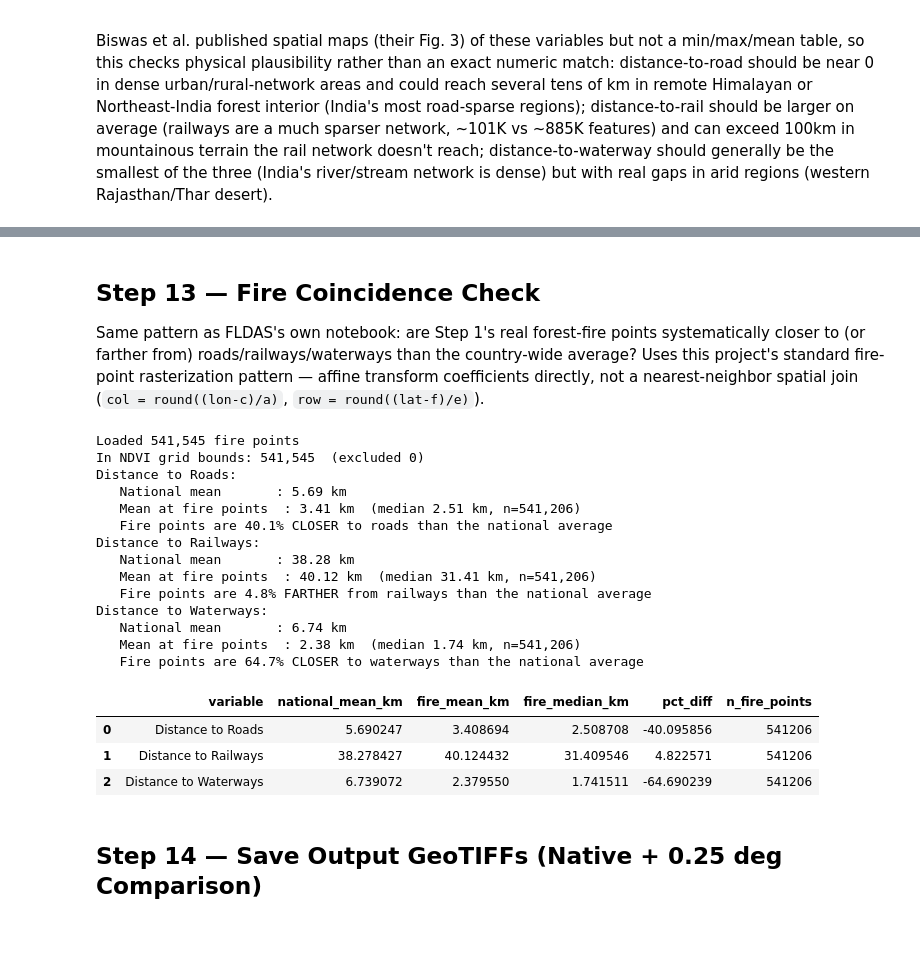
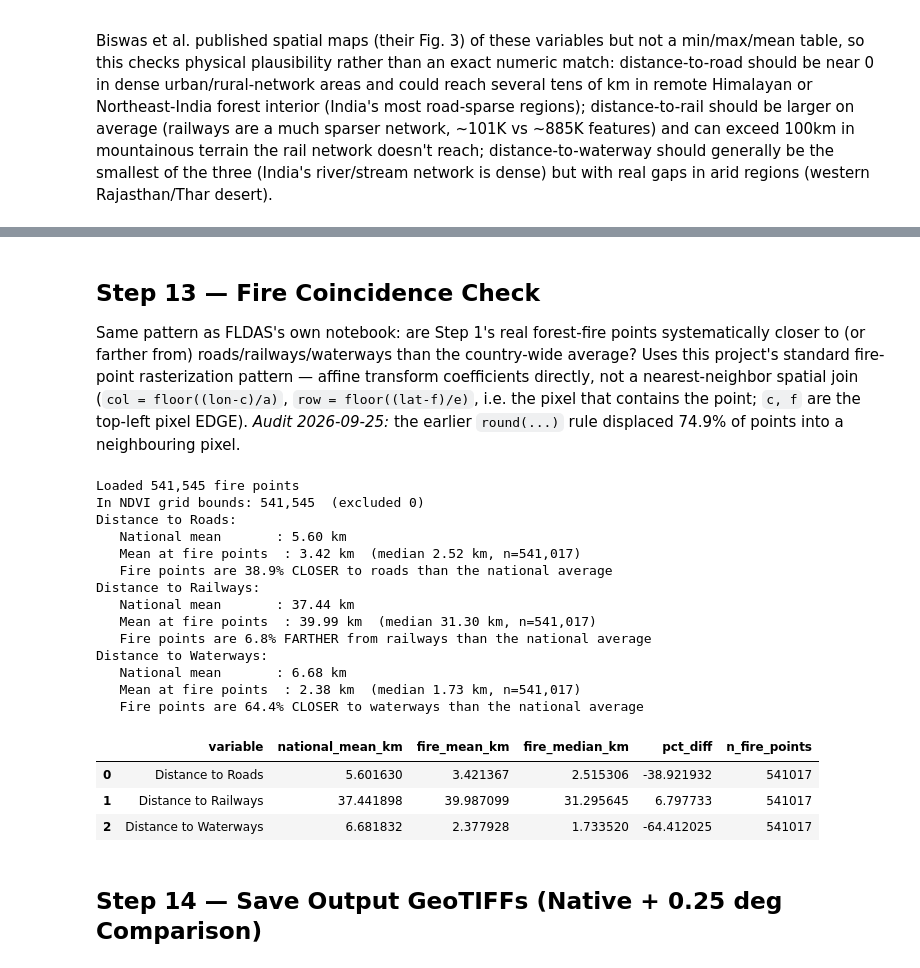
Before and after one commit to rawan230/India_Distance_Analysis-Roads-Railways-Waterways-Forest-Fire-in-India-2000-2022-, a Jupyter notebook: Step5b_Accessibility_Distance_Analysis.ipynb, the cells around one changed output, grey strips where cells are left out. Saved outputs shown, nothing was run; the diff lists cells and outputs as text; code cells hidden in the pictures; blank space fills up the shorter version.

```diff
--- a/Step5b_Accessibility_Distance_Analysis.ipynb
+++ b/Step5b_Accessibility_Distance_Analysis.ipynb
@@ -711,58 +711,58 @@ Distance to Waterways:
 Same pattern as FLDAS's own notebook: are Step 1's real forest-fire points systematically closer to
 (or farther from) roads/railways/waterways than the country-wide average? Uses this project's
 standard fire-point rasterization pattern — affine transform coefficients directly, not a
-nearest-neighbor spatial join (`col = round((lon-c)/a)`, `row = round((lat-f)/e)`).
+nearest-neighbor spatial join (`col = floor((lon-c)/a)`, `row = floor((lat-f)/e)`, i.e. the pixel that contains the point; `c, f` are the top-left pixel EDGE). *Audit 2026-09-25:* the earlier `round(...)` rule displaced 74.9% of points into a neighbouring pixel.
 # %%
 df_fire = pd.read_csv(FIRE_CSV_PATH, usecols=["latitude", "longitude"])
 print(f"Loaded {len(df_fire):,} fire points")
 
-fire_row = np.round((df_fire["latitude"].values - f) / e).astype(np.int64)
-fire_col = np.round((df_fire["longitude"].values - c) / a).astype(np.int64)
+fire_row = np.floor((df_fire["latitude"].values - f) / e).astype(np.int64)  # containing pixel (audit 2026-09-25)
+fire_col = np.floor((df_fire["longitude"].values - c) / a).astype(np.int64)
 in_bounds = (fire_row >= 0) & (fire_row < NDVI_HEIGHT) & (fire_col >= 0) & (fire_col < NDVI_WIDTH)
 print(f"In NDVI grid bounds: {in_bounds.sum():,}  (excluded {int((~in_bounds).sum()):,})")
 fire_row, fire_col = fire_row[in_bounds], fire_col[in_bounds]
 
 def fire_vs_national(dist_native, name):
     at_fire = dist_native[fire_row, fire_col]
     valid_fire = at_fire[~np.isnan(at_fire)]
     national_mean = np.nanmean(dist_native)
     fire_mean = valid_fire.mean()
     fire_median = np.median(valid_fire)
     pct_diff = 100.0 * (fire_mean - national_mean) / national_mean
     direction = "CLOSER to" if fire_mean < national_mean else "FARTHER from"
     print(f"{name}:")
     print(f"   National mean       : {national_mean:.2f} km")
     print(f"   Mean at fire points  : {fire_mean:.2f} km  (median {fire_median:.2f} km, n={len(valid_fire):,})")
     print(f"   Fire points are {abs(pct_diff):.1f}% {direction} {name.split('to ')[-1].lower()} than the national average")
     return {"variable": name, "national_mean_km": national_mean, "fire_mean_km": fire_mean,
             "fire_median_km": fire_median, "pct_diff": pct_diff, "n_fire_points": len(valid_fire)}
 
 fire_coincidence_results = [
     fire_vs_national(dist_roads_native, "Distance to Roads"),
     fire_vs_national(dist_rail_native, "Distance to Railways"),
     fire_vs_national(dist_water_native, "Distance to Waterways"),
 ]
 df_fire_coincidence = pd.DataFrame(fire_coincidence_results)
 df_fire_coincidence
 # %% [output]
 Loaded 541,545 fire points
 In NDVI grid bounds: 541,545  (excluded 0)
 Distance to Roads:
-   National mean       : 5.69 km
-   Mean at fire points  : 3.41 km  (median 2.51 km, n=541,206)
-   Fire points are 40.1% CLOSER to roads than the national average
+   National mean       : 5.60 km
+   Mean at fire points  : 3.42 km  (median 2.52 km, n=541,017)
+   Fire points are 38.9% CLOSER to roads than the national average
 Distance to Railways:
-   National mean       : 38.28 km
-   Mean at fire points  : 40.12 km  (median 31.41 km, n=541,206)
-   Fire points are 4.8% FARTHER from railways than the national average
+   National mean       : 37.44 km
+   Mean at fire points  : 39.99 km  (median 31.30 km, n=541,017)
+   Fire points are 6.8% FARTHER from railways than the national average
 Distance to Waterways:
-   National mean       : 6.74 km
-   Mean at fire points  : 2.38 km  (median 1.74 km, n=541,206)
-   Fire points are 64.7% CLOSER to waterways than the national average
+   National mean       : 6.68 km
+   Mean at fire points  : 2.38 km  (median 1.73 km, n=541,017)
+   Fire points are 64.4% CLOSER to waterways than the national average
 |  | variable | national_mean_km | fire_mean_km | fire_median_km | pct_diff | n_fire_points |
-| 0 | Distance to Roads | 5.690247 | 3.408694 | 2.508708 | -40.095856 | 541206 |
-| 1 | Distance to Railways | 38.278427 | 40.124432 | 31.409546 | 4.822571 | 541206 |
-| 2 | Distance to Waterways | 6.739072 | 2.379550 | 1.741511 | -64.690239 | 541206 |
+| 0 | Distance to Roads | 5.601630 | 3.421367 | 2.515306 | -38.921932 | 541017 |
+| 1 | Distance to Railways | 37.441898 | 39.987099 | 31.295645 | 6.797733 | 541017 |
+| 2 | Distance to Waterways | 6.681832 | 2.377928 | 1.733520 | -64.412025 | 541017 |
 # %% [markdown]
 ## Step 14 — Save Output GeoTIFFs (Native + 0.25 deg Comparison)
 # %%
```
Also changed, not shown: parts of 13 cells of this notebook, 5 other files.
